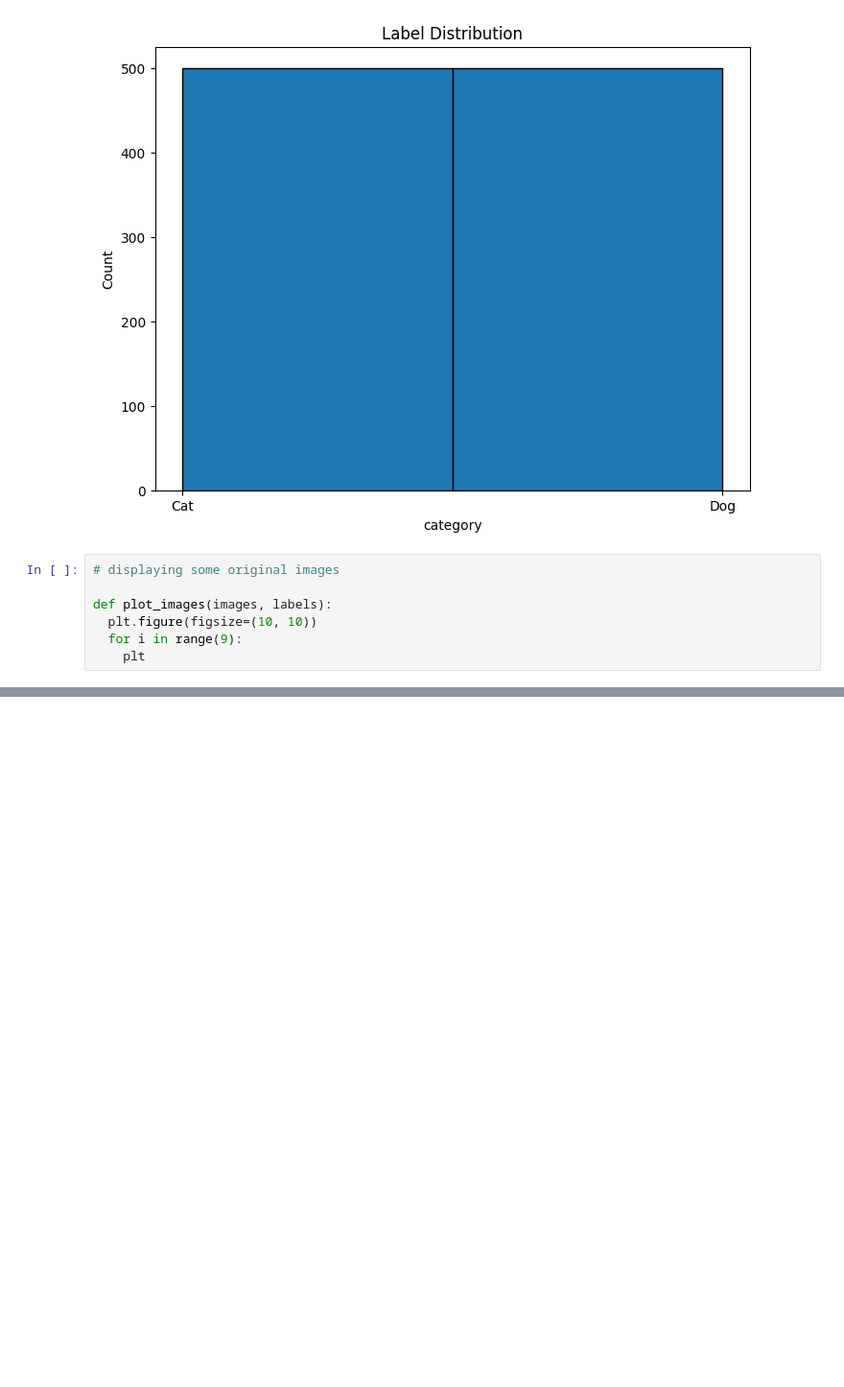
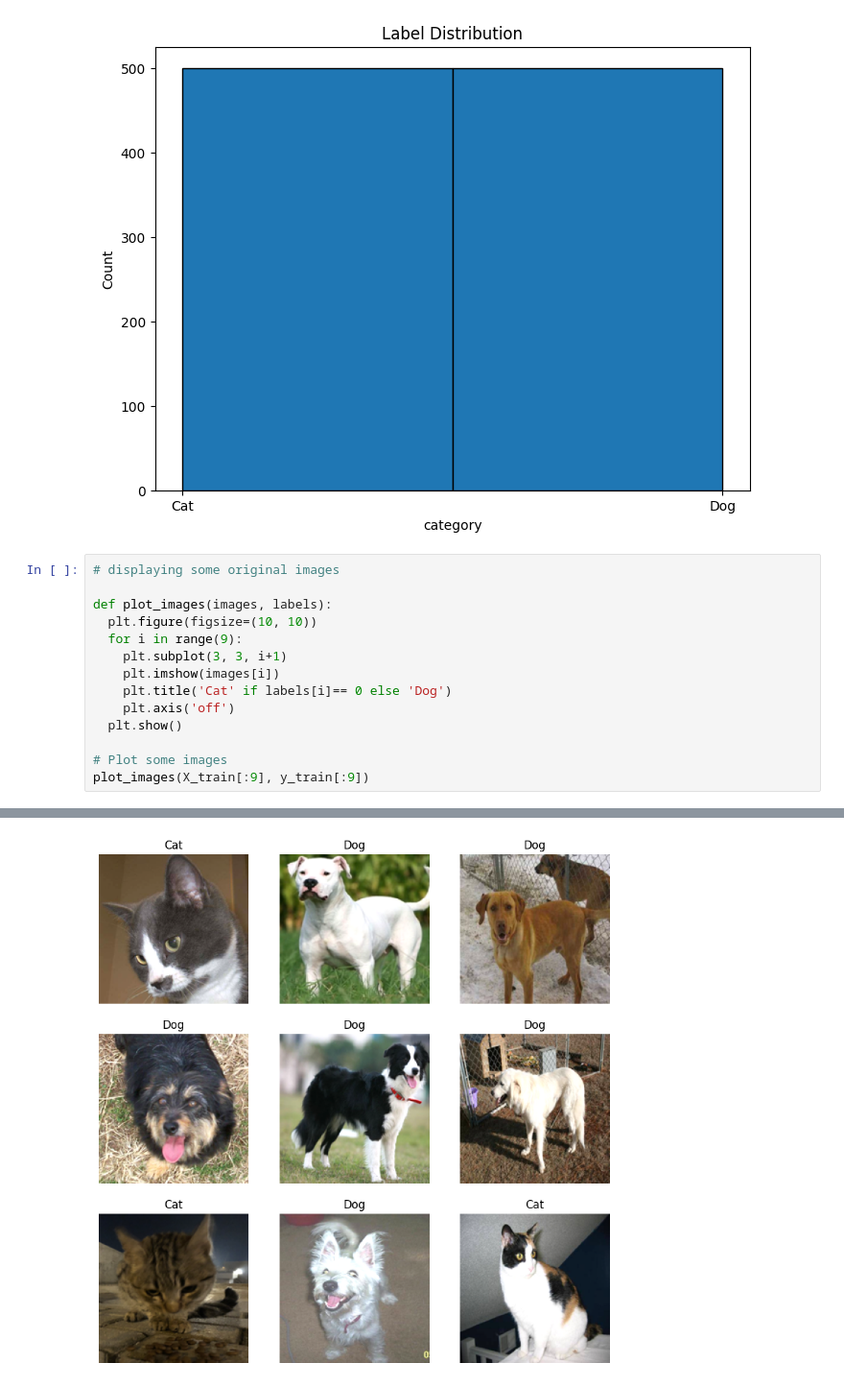
Before and after one commit to Ahmed-Islam-AI/Cat-Dog-image-Classification, a Jupyter notebook: Cat_and_Dog_Classification.ipynb, the cells around one changed output, grey strips where cells are left out. Shown at 96% size. Drawn from its saved outputs; the diff is of its cells as text; blank space fills up the shorter version.

```diff
--- a/Cat_and_Dog_Classification.ipynb
+++ b/Cat_and_Dog_Classification.ipynb
@@ -143,4 +143,12 @@ plot_label_distribution(y, 'Label Distribution')
 def plot_images(images, labels):
   plt.figure(figsize=(10, 10))
   for i in range(9):
-    plt
+    plt.subplot(3, 3, i+1)
+    plt.imshow(images[i])
+    plt.title('Cat' if labels[i]== 0 else 'Dog')
+    plt.axis('off')
+  plt.show()
+
+# Plot some images
+plot_images(X_train[:9], y_train[:9])
+# %% [output]
@@ -146,0 +163 @@ def plot_images(images, labels):
+[figure, added]
```
Also changed, not shown: parts of 11 cells of this notebook.
